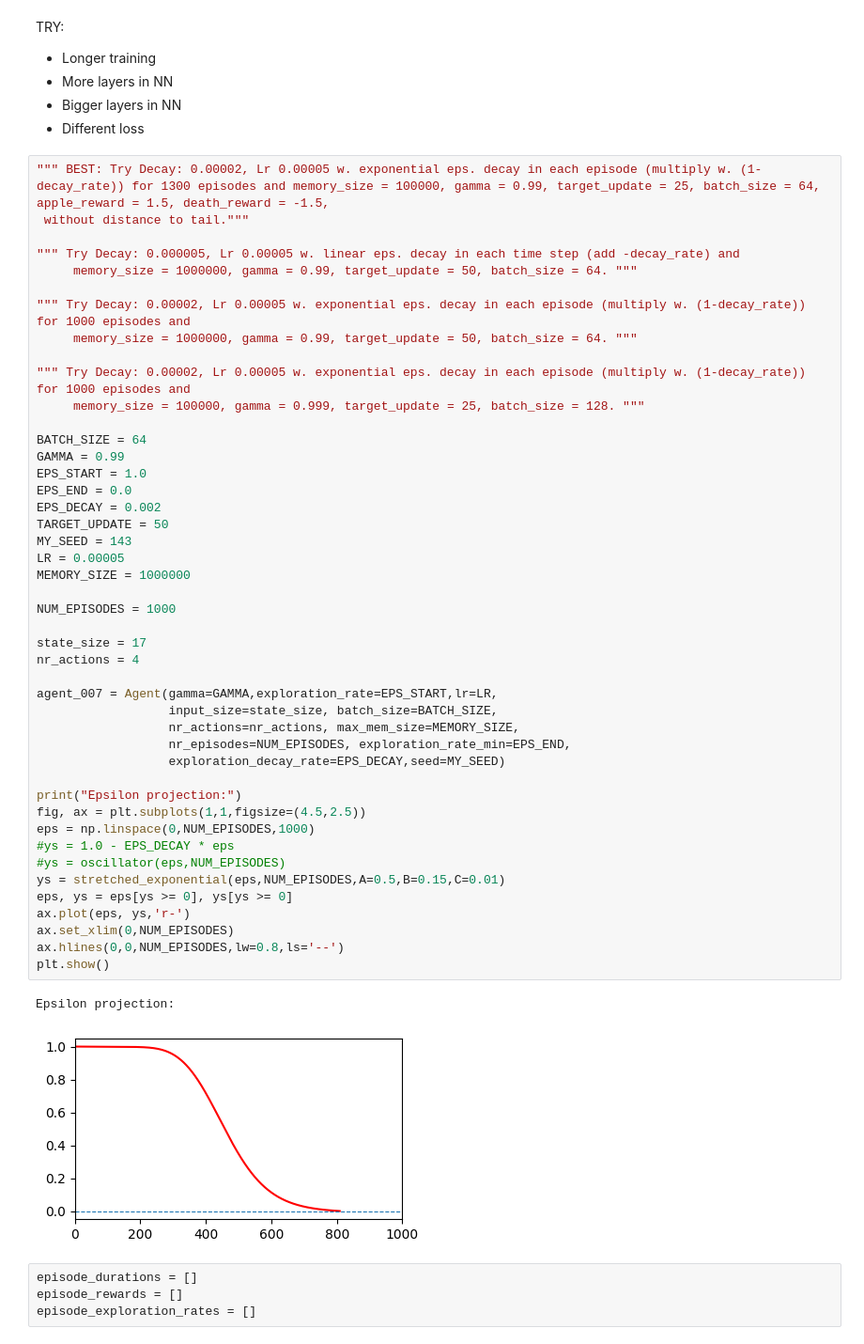
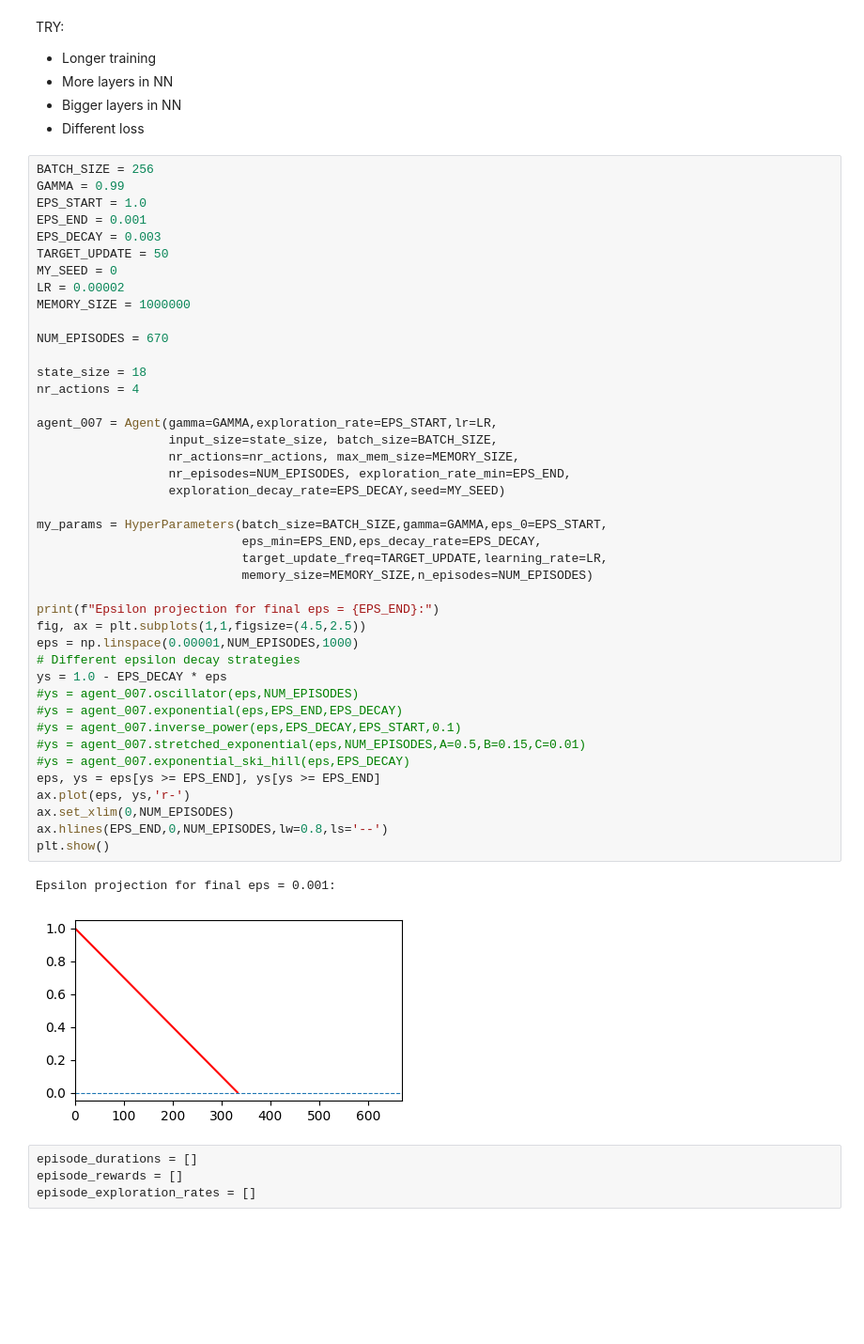
Before and after one commit to seba2390/Snake, a Jupyter notebook: DQN4 - new snake impl-fixed_state_bug-dist_state_rep/AI.ipynb, the cells around one changed output. Shown: that part at 94% size. Saved outputs shown, nothing was run; the diff lists cells and outputs as text; blank space fills up the shorter version.

```diff
--- a/DQN4 - new snake impl-fixed_state_bug-dist_state_rep/AI.ipynb
+++ b/DQN4 - new snake impl-fixed_state_bug-dist_state_rep/AI.ipynb
@@ -22,53 +24,50 @@ TRY:
 - Bigger layers in NN
 - Different loss
 # %%
-""" BEST: Try Decay: 0.00002, Lr 0.00005 w. exponential eps. decay in each episode (multiply w. (1-decay_rate)) for 1300 episodes and memory_size = 100000, gamma = 0.99, target_update = 25, batch_size = 64, apple_reward = 1.5, death_reward = -1.5,
- without distance to tail."""
-
-""" Try Decay: 0.000005, Lr 0.00005 w. linear eps. decay in each time step (add -decay_rate) and
-     memory_size = 1000000, gamma = 0.99, target_update = 50, batch_size = 64. """
-
-""" Try Decay: 0.00002, Lr 0.00005 w. exponential eps. decay in each episode (multiply w. (1-decay_rate)) for 1000 episodes and
-     memory_size = 1000000, gamma = 0.99, target_update = 50, batch_size = 64. """
-
-""" Try Decay: 0.00002, Lr 0.00005 w. exponential eps. decay in each episode (multiply w. (1-decay_rate)) for 1000 episodes and
-     memory_size = 100000, gamma = 0.999, target_update = 25, batch_size = 128. """
-
-BATCH_SIZE = 64
+BATCH_SIZE = 256
 GAMMA = 0.99
 EPS_START = 1.0
-EPS_END = 0.0
-EPS_DECAY = 0.002
+EPS_END = 0.001
+EPS_DECAY = 0.003
 TARGET_UPDATE = 50
-MY_SEED = 143
-LR = 0.00005
+MY_SEED = 0
+LR = 0.00002
 MEMORY_SIZE = 1000000
 
-NUM_EPISODES = 1000
+NUM_EPISODES = 670
 
-state_size = 17
+state_size = 18
 nr_actions = 4
 
 agent_007 = Agent(gamma=GAMMA,exploration_rate=EPS_START,lr=LR,
                   input_size=state_size, batch_size=BATCH_SIZE,
                   nr_actions=nr_actions, max_mem_size=MEMORY_SIZE,
                   nr_episodes=NUM_EPISODES, exploration_rate_min=EPS_END,
                   exploration_decay_rate=EPS_DECAY,seed=MY_SEED)
 
-print("Epsilon projection:")
+my_params = HyperParameters(batch_size=BATCH_SIZE,gamma=GAMMA,eps_0=EPS_START,
+                            eps_min=EPS_END,eps_decay_rate=EPS_DECAY,
+                            target_update_freq=TARGET_UPDATE,learning_rate=LR,
+                            memory_size=MEMORY_SIZE,n_episodes=NUM_EPISODES)
+
+print(f"Epsilon projection for final eps = {EPS_END}:")
 fig, ax = plt.subplots(1,1,figsize=(4.5,2.5))
-eps = np.linspace(0,NUM_EPISODES,1000)
-#ys = 1.0 - EPS_DECAY * eps
-#ys = oscillator(eps,NUM_EPISODES)
-ys = stretched_exponential(eps,NUM_EPISODES,A=0.5,B=0.15,C=0.01)
-eps, ys = eps[ys >= 0], ys[ys >= 0]
+eps = np.linspace(0.00001,NUM_EPISODES,1000)
+# Different epsilon decay strategies
+ys = 1.0 - EPS_DECAY * eps
+#ys = agent_007.oscillator(eps,NUM_EPISODES)
+#ys = agent_007.exponential(eps,EPS_END,EPS_DECAY)
+#ys = agent_007.inverse_power(eps,EPS_DECAY,EPS_START,0.1)
+#ys = agent_007.stretched_exponential(eps,NUM_EPISODES,A=0.5,B=0.15,C=0.01)
+#ys = agent_007.exponential_ski_hill(eps,EPS_DECAY)
+eps, ys = eps[ys >= EPS_END], ys[ys >= EPS_END]
 ax.plot(eps, ys,'r-')
 ax.set_xlim(0,NUM_EPISODES)
-ax.hlines(0,0,NUM_EPISODES,lw=0.8,ls='--')
+ax.hlines(EPS_END,0,NUM_EPISODES,lw=0.8,ls='--')
 plt.show()
 # %% [output]
-Epsilon projection:
+Epsilon projection for final eps = 0.001:
-[figure, old version]
+[figure, new version]
 # %%
 episode_durations = []
 episode_rewards = []
```
Also changed, not shown: parts of 6 cells of this notebook, 8 other files.
